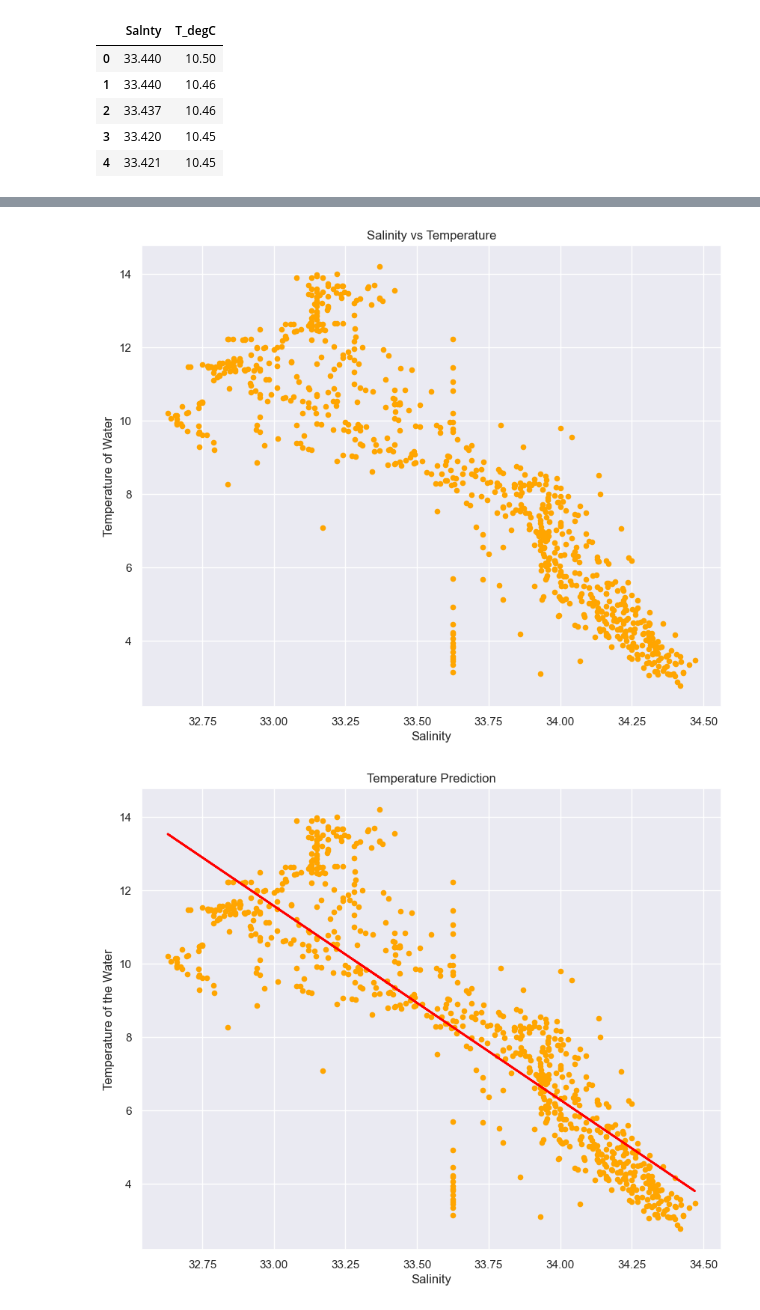
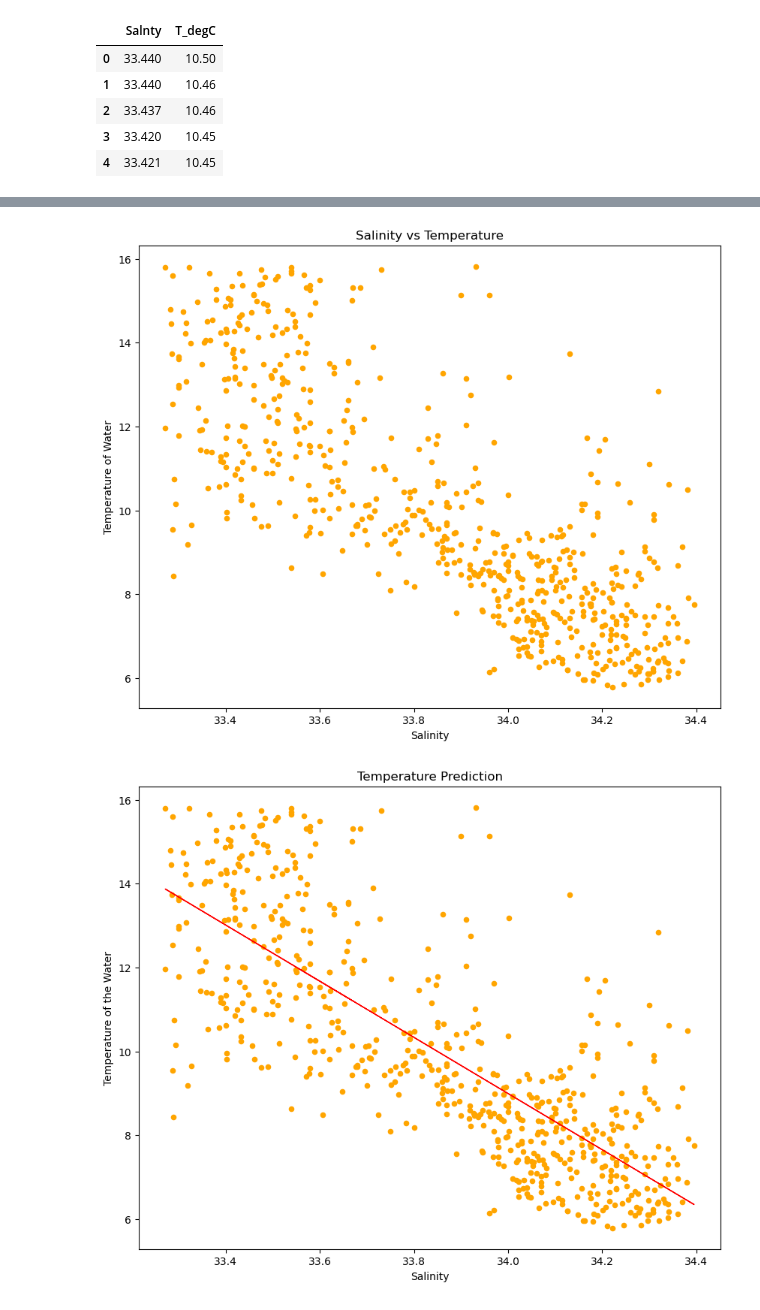
Before and after one commit to Subzerowitch/Simple-Linear-Regression, a Jupyter notebook: Linear regression.ipynb, the cells around one changed output, grey strips where cells are left out. Cells and saved outputs as stored; diff of their text form; code cells hidden in the pictures.

```diff
--- a/Linear regression.ipynb
+++ b/Linear regression.ipynb
@@ -39,14 +117,7 @@ plt.show()
 # %%
-# subset
-sample_df = df[:][:800]
-
-# check how much data is missing in a subset
-sample_df['Salnty'].isnull().sum() # 23 missing
-sample_df['T_degC'].isnull().sum() # 2 missing
-
-# handling NaNs and duplicates
-mean_salnty = round(sample_df['Salnty'].mean(),3)
-mean_temp = round(sample_df['T_degC'].mean(),3)
-sample_df['Salnty'].fillna(mean_salnty,inplace=True)
-sample_df['T_degC'].fillna(mean_temp, inplace=True)
-sample_df = sample_df.drop_duplicates(subset = ['Salnty', 'T_degC'])
+# Handling missing values and duplicates
+median_salnty = round(df['Salnty'].median(),3)
+median_temp = round(df['T_degC'].median(),3)
+df['Salnty'].fillna(median_salnty,inplace=True)
+df['T_degC'].fillna(median_temp, inplace=True)
+df.info()
@@ -53,30 +176,30 @@ sample_df = sample_df.drop_duplicates(subset = ['Salnty', 'T_degC'])
 # %%
-# plot sample_df
+# sample_without_outliers linear dependency Slnty vs T_degC
 plt.figure(figsize=(10, 8))
-plt.scatter(sample_df['Salnty'], sample_df['T_degC'],s=20, color='orange')
+plt.scatter(sample_without_outliers['Salnty'], sample_without_outliers['T_degC'],s=20, color='orange')
 plt.xlabel('Salinity')
 plt.ylabel('Temperature of Water')
 plt.title('Salinity vs Temperature')
 plt.show()
 # %% [output]
-[figure, old version]
+[figure, new version]
 # %%
-# linear regression
-salinity = sample_df.iloc[:, 0:1].values
-temperature = sample_df.iloc[:, -1].values
+# Linear Regression
+salinity = sample_without_outliers.iloc[:, 0:1].values
+temperature = sample_without_outliers.iloc[:, -1].values
 
-# fit a line
+# fitting a line
 regression = LinearRegression()
 regression.fit(salinity,temperature)
 
-# plot
+# plotting
 plt.figure(figsize=(10, 8))
 plt.scatter(salinity,temperature, s=20, color='orange')
-plt.plot(salinity,regression.predict(salinity), color='red', linewidth='2')
+plt.plot(salinity,regression.predict(salinity), color='red', linewidth='1')
 plt.xlabel('Salinity')
 plt.ylabel('Temperature of the Water')
 plt.title('Temperature Prediction')
 plt.show()
 # %% [output]
-[figure, old version]
+[figure, new version]
 # %%
```
Also changed, not shown: parts of 8 cells of this notebook, 1 other file.
